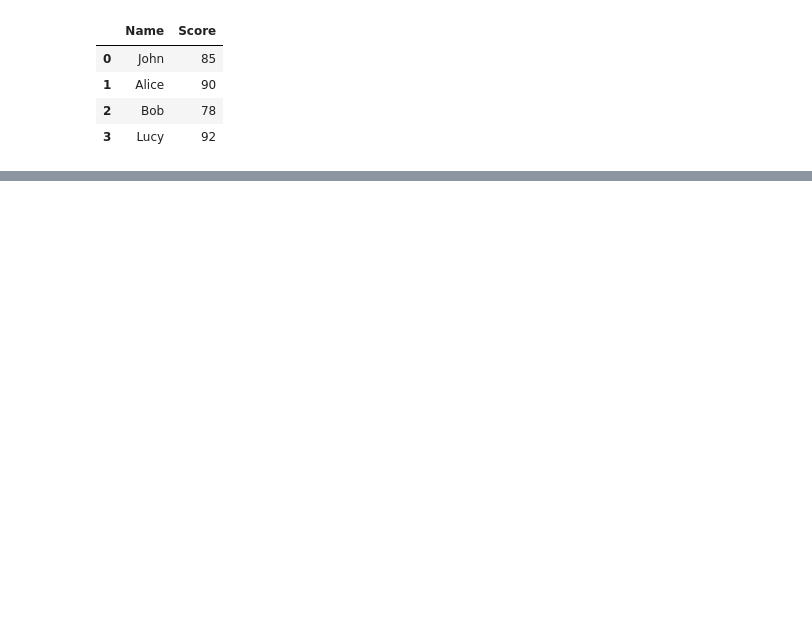
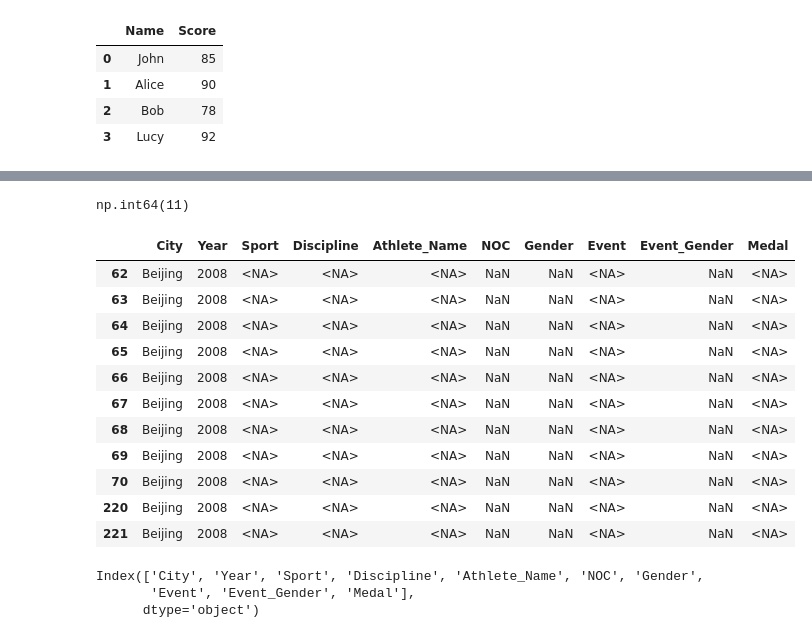
Before and after one commit to mmaheshan/PandasExercises, a Jupyter notebook: 02_Pandas_Essentials/01_Fundamentals/intermediate_techniques.ipynb, the cells around one changed output, grey strips where cells are left out. Drawn from its saved outputs; the diff is of its cells as text; code cells hidden in the pictures; blank space fills up the shorter version.

```diff
--- a/02_Pandas_Essentials/01_Fundamentals/intermediate_techniques.ipynb
+++ b/02_Pandas_Essentials/01_Fundamentals/intermediate_techniques.ipynb
@@ -491,0 +804,3 @@ data
+# %%
+oo2008 = oo2008.fillna({'City': 'Beijing', 'Year': 2008})
+oo2008.info()
@@ -491,0 +826,3 @@ data
+# %%
+oo2008.Year = oo2008.Year.astype('int16')
+oo2008.Year
@@ -491,0 +867,25 @@ data
+# %%
+oo2008.Medal.isna().sum()
+# %% [output]
+np.int64(11)
+# %%
+oo2008[oo2008.Medal.isna()  ]
+# %% [output]
+|  | City | Year | Sport | Discipline | Athlete_Name | NOC | Gender | Event | Event_Gender | Medal |
+| 62 | Beijing | 2008 | <NA> | <NA> | <NA> | NaN | NaN | <NA> | NaN | <NA> |
+| 63 | Beijing | 2008 | <NA> | <NA> | <NA> | NaN | NaN | <NA> | NaN | <NA> |
+| 64 | Beijing | 2008 | <NA> | <NA> | <NA> | NaN | NaN | <NA> | NaN | <NA> |
+| 65 | Beijing | 2008 | <NA> | <NA> | <NA> | NaN | NaN | <NA> | NaN | <NA> |
+| 66 | Beijing | 2008 | <NA> | <NA> | <NA> | NaN | NaN | <NA> | NaN | <NA> |
+| 67 | Beijing | 2008 | <NA> | <NA> | <NA> | NaN | NaN | <NA> | NaN | <NA> |
+| 68 | Beijing | 2008 | <NA> | <NA> | <NA> | NaN | NaN | <NA> | NaN | <NA> |
+| 69 | Beijing | 2008 | <NA> | <NA> | <NA> | NaN | NaN | <NA> | NaN | <NA> |
+| 70 | Beijing | 2008 | <NA> | <NA> | <NA> | NaN | NaN | <NA> | NaN | <NA> |
+| 220 | Beijing | 2008 | <NA> | <NA> | <NA> | NaN | NaN | <NA> | NaN | <NA> |
+| 221 | Beijing | 2008 | <NA> | <NA> | <NA> | NaN | NaN | <NA> | NaN | <NA> |
+# %%
+oo2008.columns
+# %% [output]
+Index(['City', 'Year', 'Sport', 'Discipline', 'Athlete_Name', 'NOC', 'Gender',
+       'Event', 'Event_Gender', 'Medal'],
+      dtype='object')
```
Also changed, not shown: parts of 90 cells of this notebook, 2 other files.
